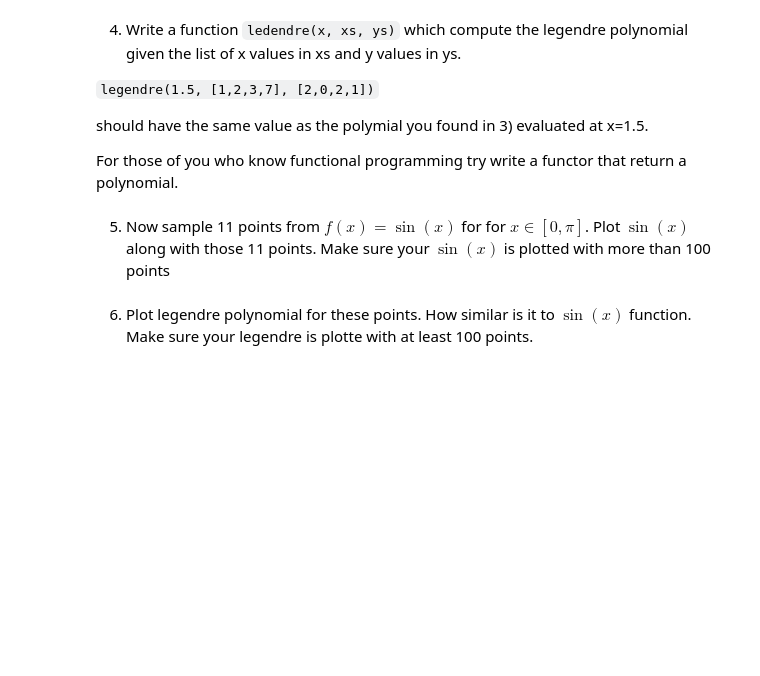
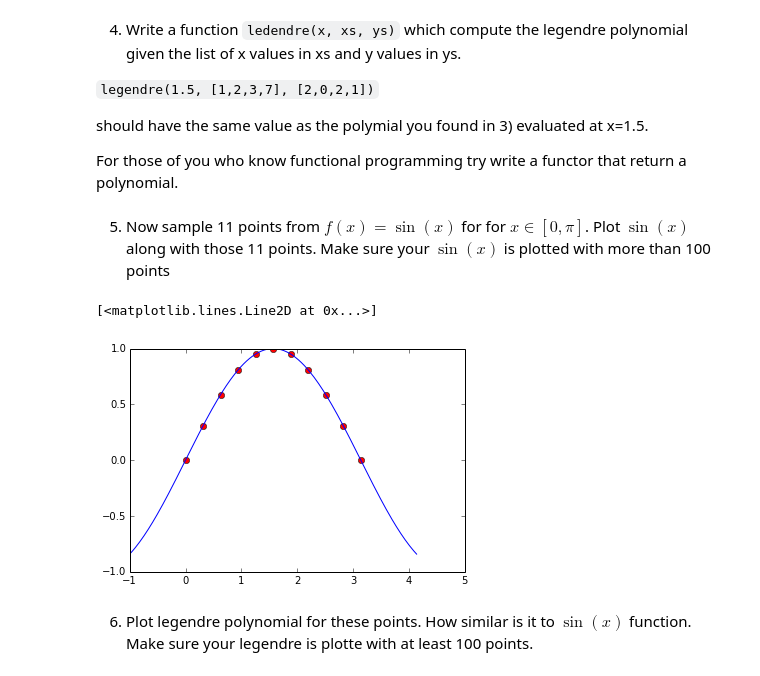
Before and after one commit to chananyu2539/Num_meth, a Jupyter notebook: Week4/04 Interpolation and Integration.ipynb, the cells around one changed output. Drawn from its saved outputs; the diff is of its cells as text; code cells hidden in the pictures; blank space fills up the shorter version.

```diff
--- a/Week4/04 Interpolation and Integration.ipynb
+++ b/Week4/04 Interpolation and Integration.ipynb
@@ -27,5 +66,15 @@ def legendre(x, xs, ys):
     return 0. #change this
 # %% [markdown]
 5) Now sample 11 points  from $f(x) = \sin(x)$ for for $x\in[0, \pi]$. Plot $\sin(x)$ along with those 11 points. Make sure your $\sin(x)$ is plotted with more than 100 points
+# %%
+pxs= np.linspace(0,math.pi,11)
+yxs = np.sin(pxs)
+plt.plot(pxs,yxs,"or")
+xs = np.linspace(-1,math.pi+1,200)
+ys = [f(x,pxs,yxs) for x in xs]
+plt.plot(xs,ys)
+# %% [output]
+[<matplotlib.lines.Line2D at 0x...>]
+[figure, added]
 # %% [markdown]
 6) Plot legendre polynomial for these points. How similar is it to $\sin(x)$ function. Make sure your legendre is plotte with at least 100 points.
```
Also changed, not shown: parts of 13 cells of this notebook.
